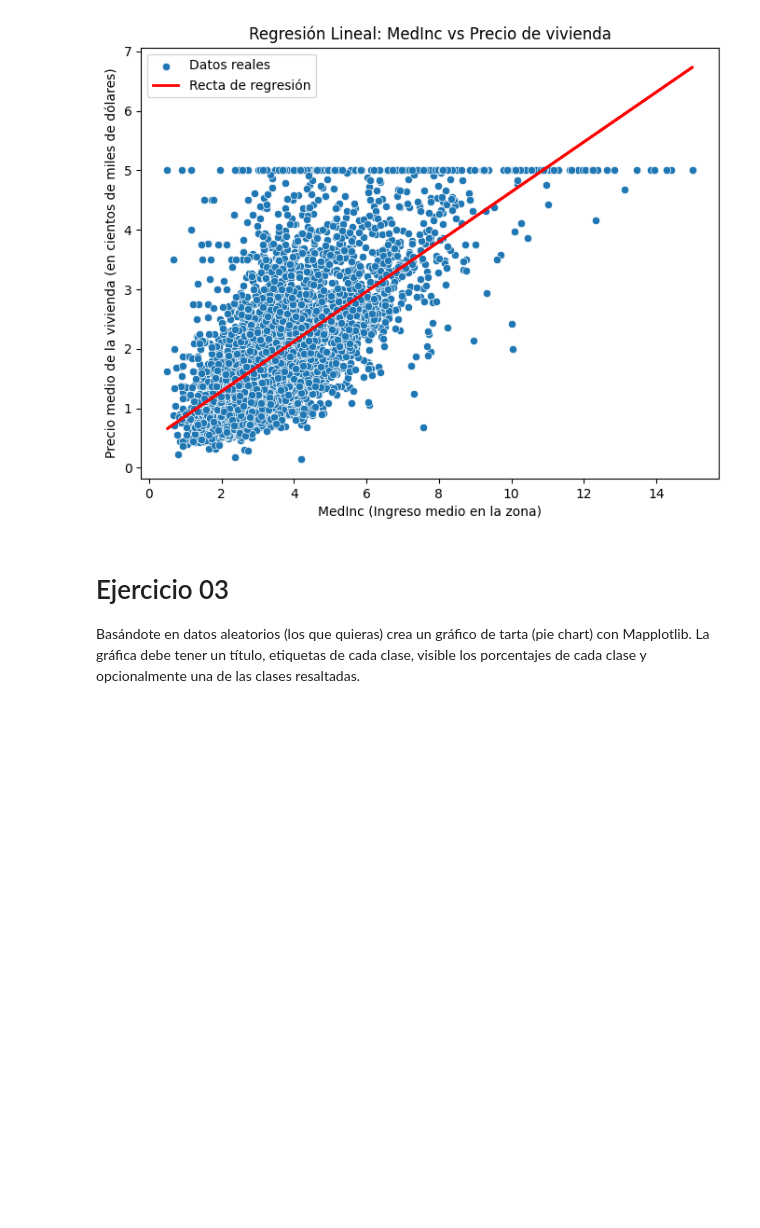
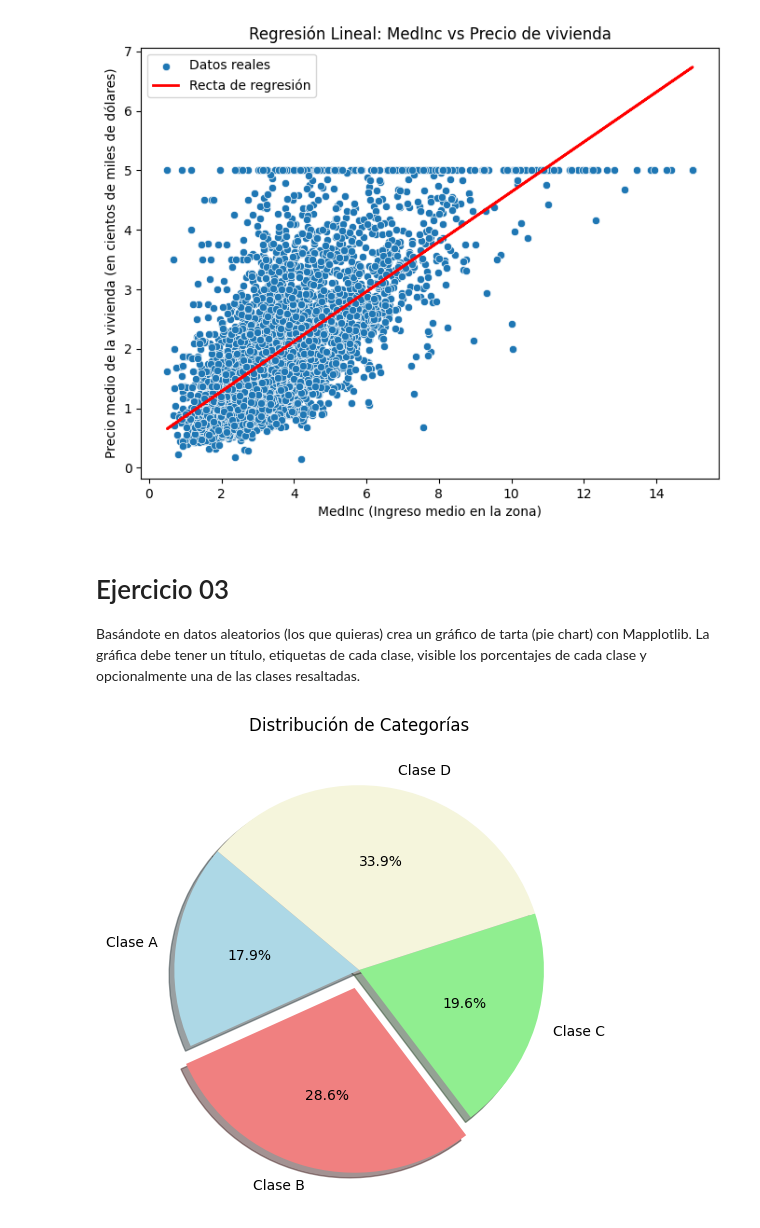
Before and after one commit to Lizzen/SI, a Jupyter notebook: Practica02.ipynb, the cells around one changed output. Drawn from its saved outputs; the diff is of its cells as text; code cells hidden in the pictures; blank space fills up the shorter version.

```diff
--- a/Practica02.ipynb
+++ b/Practica02.ipynb
@@ -474,3 +476,21 @@ plt.show()
 Basándote en datos aleatorios (los que quieras) crea un gráfico de tarta (pie chart) con Mapplotlib. La gráfica debe tener un título, etiquetas de cada clase, visible los porcentajes de cada clase y opcionalmente una de las clases resaltadas.
 # %%
 # Escribe aqui el ejercicio 3
+import matplotlib.pyplot as plt
+import numpy as np
+
+# Datos aleatorios
+categorias = ['Clase A', 'Clase B', 'Clase C', 'Clase D']
+valores = np.random.randint(10, 50, size=4)
+
+# Colores de cada categoría y destacar una random sobre el resto
+colores = ['lightblue', 'lightcoral', 'lightgreen', 'beige']
+explode = (0, 0.1, 0, 0)  # Destacar la segunda categoría
+
+# Crea el gráfico de tarta
+plt.figure(figsize=(8, 6))
+plt.pie(valores, labels=categorias, autopct='%1.1f%%', colors=colores, explode=explode, shadow=True, startangle=140)
+plt.title("Distribución de Categorías")
+plt.show()
+# %% [output]
+[figure, added]
```
Also changed, not shown: parts of 1 cell of this notebook.
